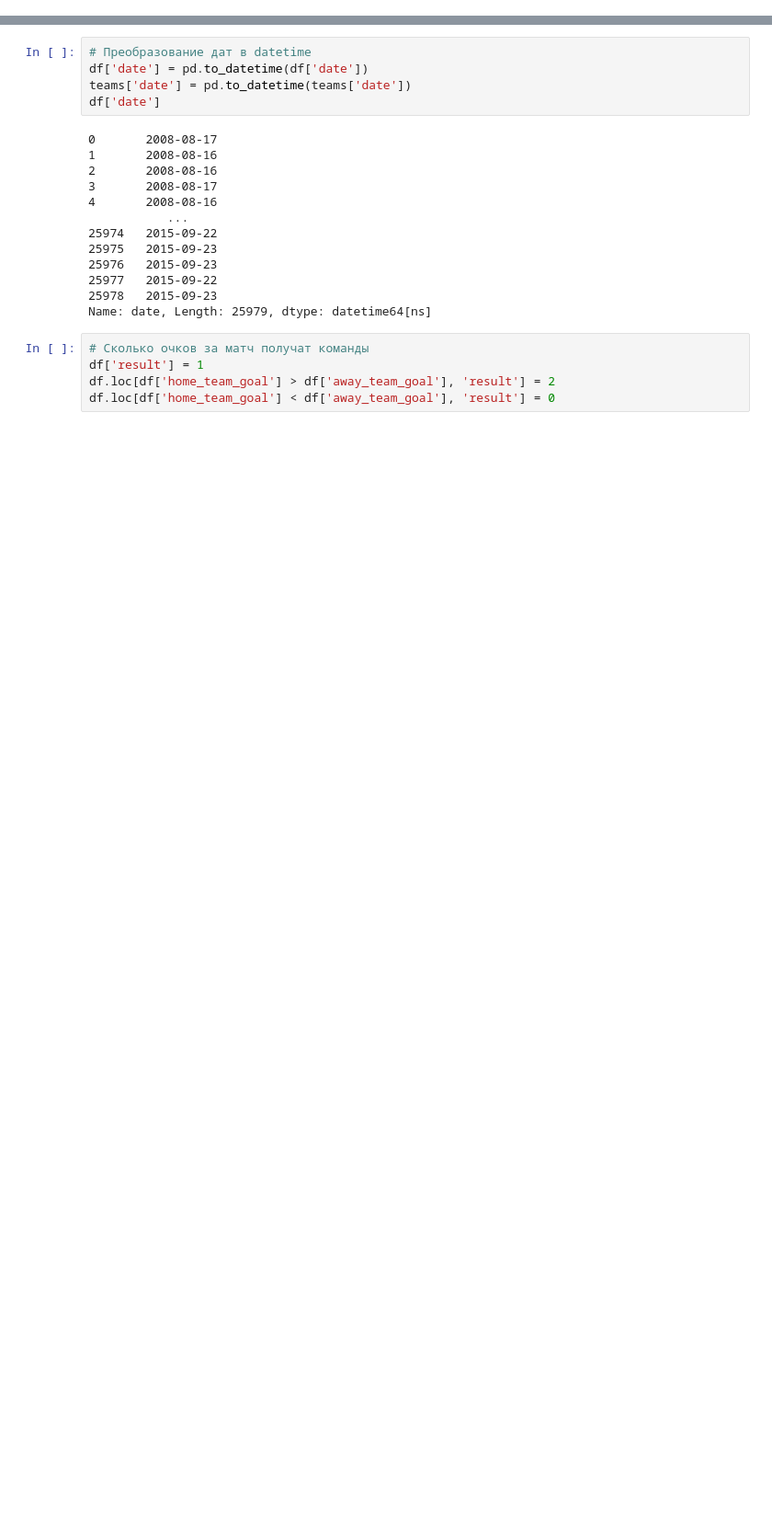
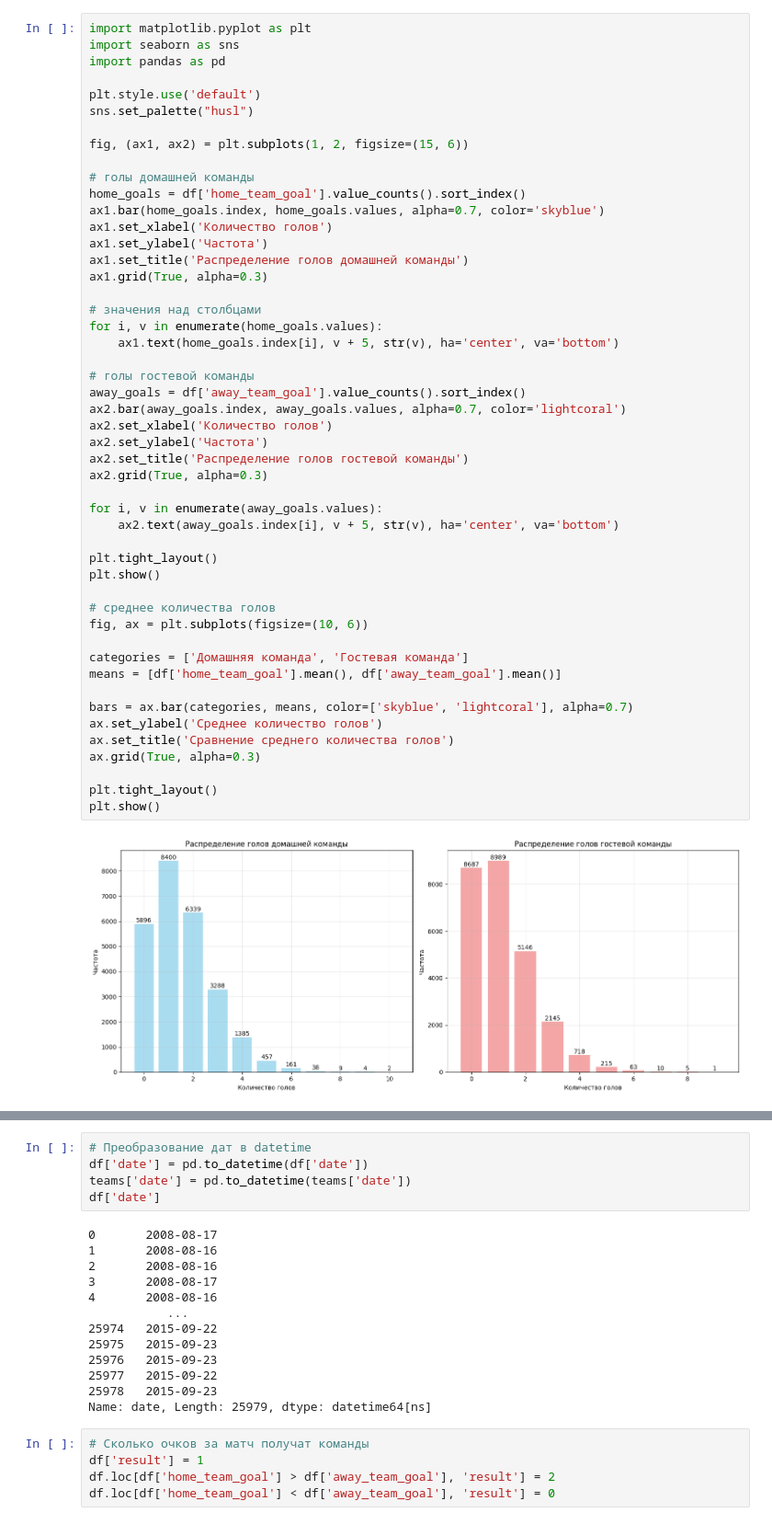
Before and after one commit to alekseykokurin07-wq/Predictions-of-football-match-results, a Jupyter notebook: Untitled1.ipynb, the cells around one changed output, grey strips where cells are left out. Shown: that part at 92% size. Saved outputs shown, nothing was run; the diff lists cells and outputs as text; blank space fills up the shorter version.

```diff
--- a/Untitled1.ipynb
+++ b/Untitled1.ipynb
@@ -27,0 +67,51 @@ df
+# %%
+import matplotlib.pyplot as plt
+import seaborn as sns
+import pandas as pd
+
+plt.style.use('default')
+sns.set_palette("husl")
+
+fig, (ax1, ax2) = plt.subplots(1, 2, figsize=(15, 6))
+
+# голы домашней команды
+home_goals = df['home_team_goal'].value_counts().sort_index()
+ax1.bar(home_goals.index, home_goals.values, alpha=0.7, color='skyblue')
+ax1.set_xlabel('Количество голов')
+ax1.set_ylabel('Частота')
+ax1.set_title('Распределение голов домашней команды')
+ax1.grid(True, alpha=0.3)
+
+# значения над столбцами
+for i, v in enumerate(home_goals.values):
+    ax1.text(home_goals.index[i], v + 5, str(v), ha='center', va='bottom')
+
+# голы гостевой команды
+away_goals = df['away_team_goal'].value_counts().sort_index()
+ax2.bar(away_goals.index, away_goals.values, alpha=0.7, color='lightcoral')
+ax2.set_xlabel('Количество голов')
+ax2.set_ylabel('Частота')
+ax2.set_title('Распределение голов гостевой команды')
+ax2.grid(True, alpha=0.3)
+
+for i, v in enumerate(away_goals.values):
+    ax2.text(away_goals.index[i], v + 5, str(v), ha='center', va='bottom')
+
+plt.tight_layout()
+plt.show()
+
+# среднее количества голов
+fig, ax = plt.subplots(figsize=(10, 6))
+
+categories = ['Домашняя команда', 'Гостевая команда']
+means = [df['home_team_goal'].mean(), df['away_team_goal'].mean()]
+
+bars = ax.bar(categories, means, color=['skyblue', 'lightcoral'], alpha=0.7)
+ax.set_ylabel('Среднее количество голов')
+ax.set_title('Сравнение среднего количества голов')
+ax.grid(True, alpha=0.3)
+
+plt.tight_layout()
+plt.show()
+# %% [output]
+[figure, added]
```
Also changed, not shown: parts of 9 cells of this notebook.
